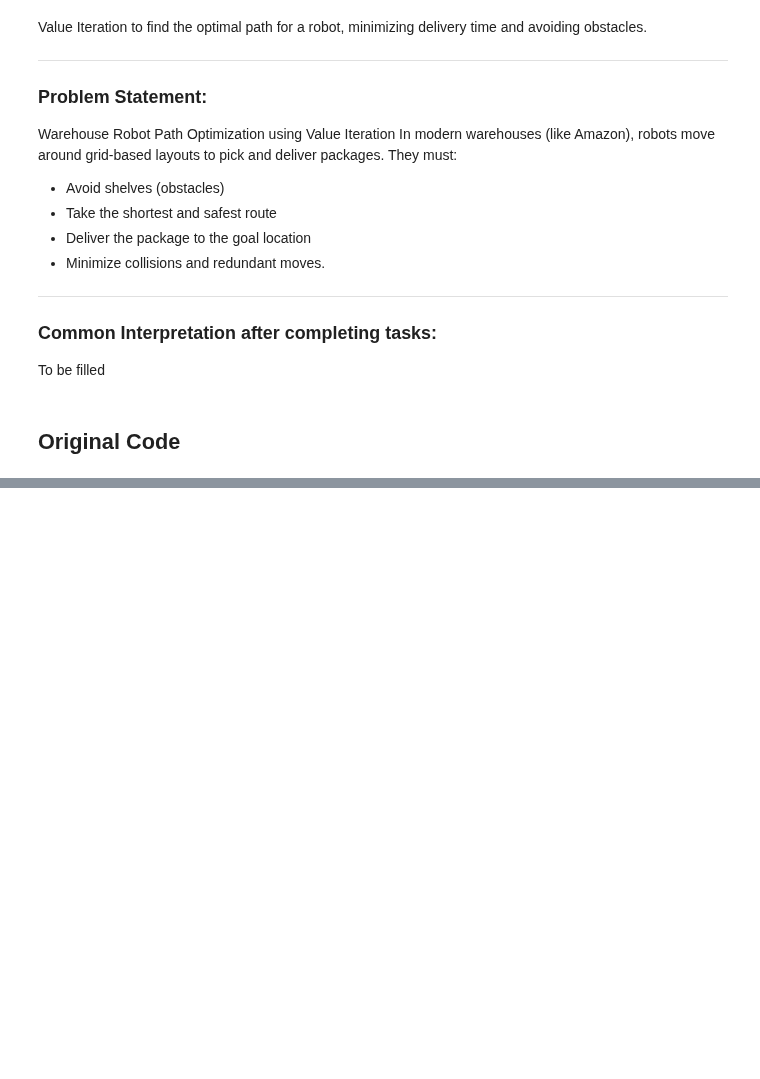
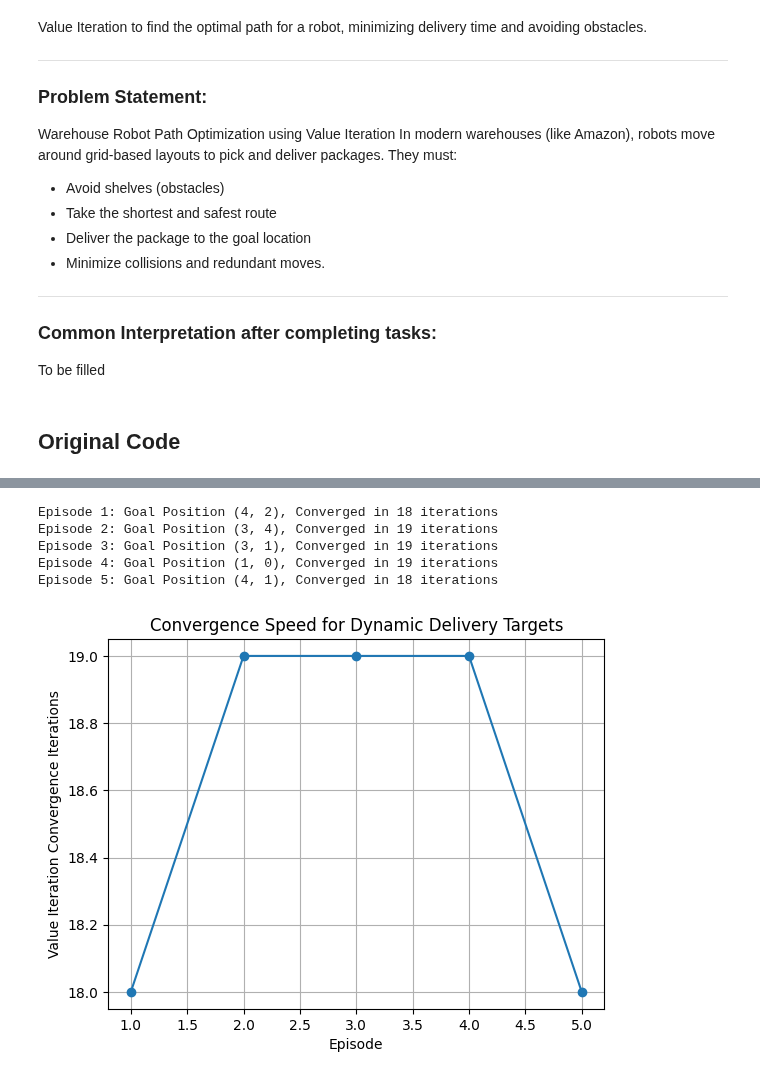
Before and after one commit to S-Prasad-M/Reinforcement-Lab-Exps, a Jupyter notebook: RL_Lab3_Work.ipynb, the cells around one changed output, grey strips where cells are left out. Drawn from its saved outputs; the diff is of its cells as text; code cells hidden in the pictures; blank space fills up the shorter version.

Commit message:
updated with completed task

```diff
--- a/RL_Lab3_Work.ipynb
+++ b/RL_Lab3_Work.ipynb
@@ -130,0 +294,79 @@ plt.show()
+# %%
+# Task 2: Dynamic Delivery Targets and Value Iteration Adaptation
+import numpy as np
+import mdptoolbox
+import matplotlib.pyplot as plt
+import random
+
+rows, cols = 5, 5
+num_states = rows * cols
+shelves = [(1, 1), (2, 2), (3, 3)]
+actions = ['up', 'down', 'left', 'right']
+num_actions = len(actions)
+movement = {'up': (-1, 0), 'down': (1, 0), 'left': (0, -1), 'right': (0, 1)}
+
+def to_index(x, y):
+    return x * cols + y
+
+def set_dynamic_goal():
+    possible = [(i, j) for i in range(rows) for j in range(cols) if (i, j) not in shelves]
+    return random.choice(possible)
+
+num_episodes = 5
+convergence_iters = []
+goal_positions = []
+for episode in range(num_episodes):
+    goal_state = set_dynamic_goal()
+    goal_positions.append(goal_state)
+    P = [np.zeros((num_states, num_states)) for _ in range(num_actions)]
+    R = np.zeros((num_states, num_actions))
+    for action_idx, action in enumerate(actions):
+        dx, dy = movement[action]
+        for x in range(rows):
+            for y in range(cols):
+                current_state = to_index(x, y)
+                if (x, y) == goal_state:
+                    P[action_idx][current_state, current_state] = 1
+                    R[current_state, action_idx] = 10
+                    continue
+                outcomes = []
+                new_x, new_y = x + dx, y + dy
+                if (new_x, new_y) in shelves or not (0 <= new_x < rows and 0 <= new_y < cols):
+                    new_state = current_state
+                    reward = -5 if (new_x, new_y) in shelves else -1
+                else:
+                    new_state = to_index(new_x, new_y)
+                    reward = -1
+                outcomes.append((new_state, 0.9, reward))
+                other_actions = [a for i, a in enumerate(actions) if i != action_idx]
+                for mis_action in other_actions:
+                    mx, my = movement[mis_action]
+                    new_x, new_y = x + mx, y + my
+                    if (new_x, new_y) in shelves or not (0 <= new_x < rows and 0 <= new_y < cols):
+                        mis_state = current_state
+                        mis_reward = -5 if (new_x, new_y) in shelves else -1
+                    else:
+                        mis_state = to_index(new_x, new_y)
+                        mis_reward = -1
+                    outcomes.append((mis_state, 0.1 / 3, mis_reward))
+                for s_next, prob, rew in outcomes:
+                    P[action_idx][current_state, s_next] += prob
+                    R[current_state, action_idx] += prob * rew
+    vi = mdptoolbox.mdp.ValueIteration(P, R, 0.9)
+    vi.run()
+    convergence_iters.append(vi.iter)
+    print(f"Episode {episode+1}: Goal Position {goal_state}, Converged in {vi.iter} iterations")
+
+plt.plot(range(1, num_episodes+1), convergence_iters, marker='o')
+plt.xlabel('Episode')
+plt.ylabel('Value Iteration Convergence Iterations')
+plt.title('Convergence Speed for Dynamic Delivery Targets')
+plt.grid(True)
+plt.show()
+# %% [output]
+Episode 1: Goal Position (4, 2), Converged in 18 iterations
+Episode 2: Goal Position (3, 4), Converged in 19 iterations
+Episode 3: Goal Position (3, 1), Converged in 19 iterations
+Episode 4: Goal Position (1, 0), Converged in 19 iterations
+Episode 5: Goal Position (4, 1), Converged in 18 iterations
+[figure, added]
```
Also changed, not shown: parts of 7 cells of this notebook.
